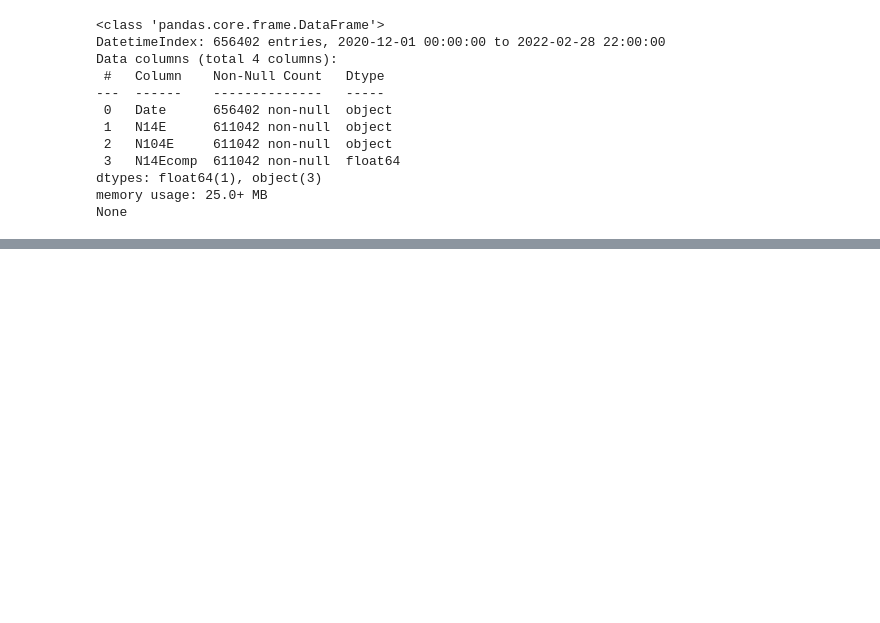
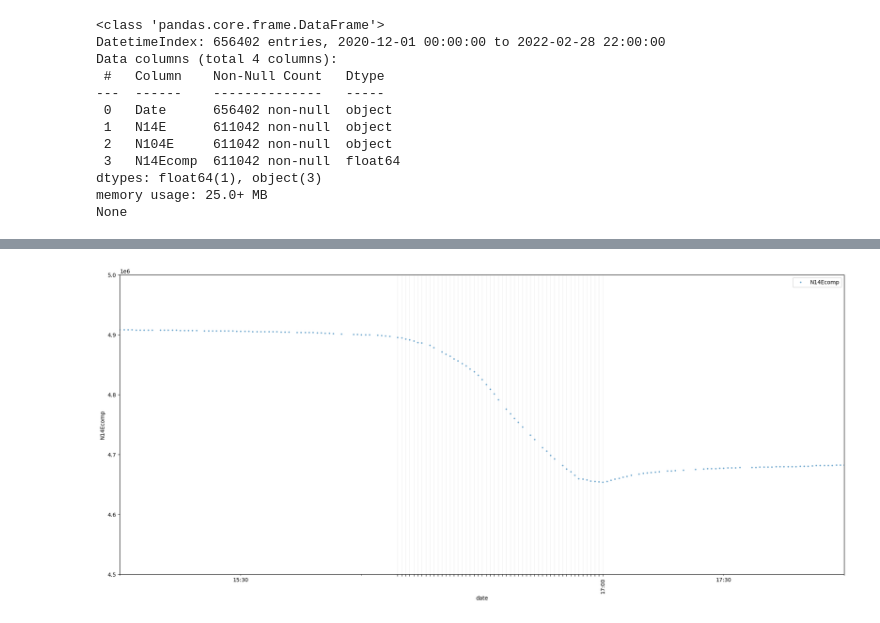
Before and after one commit to francescopandolfo/TESI_LM32, a Jupyter notebook: fontane.ipynb, the cells around one changed output, grey strips where cells are left out. Cells and saved outputs as stored; diff of their text form; code cells hidden in the pictures; blank space fills up the shorter version.

```diff
--- a/fontane.ipynb
+++ b/fontane.ipynb
@@ -233,0 +239,14 @@ plt.show()
+# %%
+dfs = _dftilt.loc['2021-02-16 15:00':'2021-02-16 18:00']
+dfs.plot(figsize=(24,10), marker = ".", markersize = 4, linewidth=0, alpha = 0.5)
+plt.xlabel('date')
+plt.ylabel('N14Ecomp')
+plt.ylim(4500000, 5000000)
+
+date_list = [datetime.datetime(2021,2,16,16,9) + datetime.timedelta(minutes=x) for x in range(52)]
+plt.xticks(date_list, rotation = 90)
+plt.gca().xaxis.grid(True, alpha = 0.2)
+
+plt.show()
+# %% [output]
+[figure, added]
```
Also changed, not shown: parts of 1 cell of this notebook.
